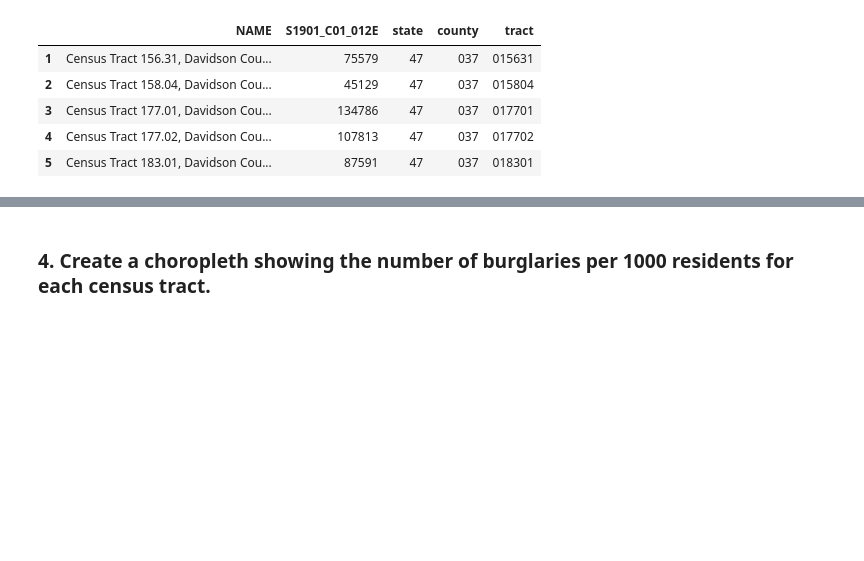
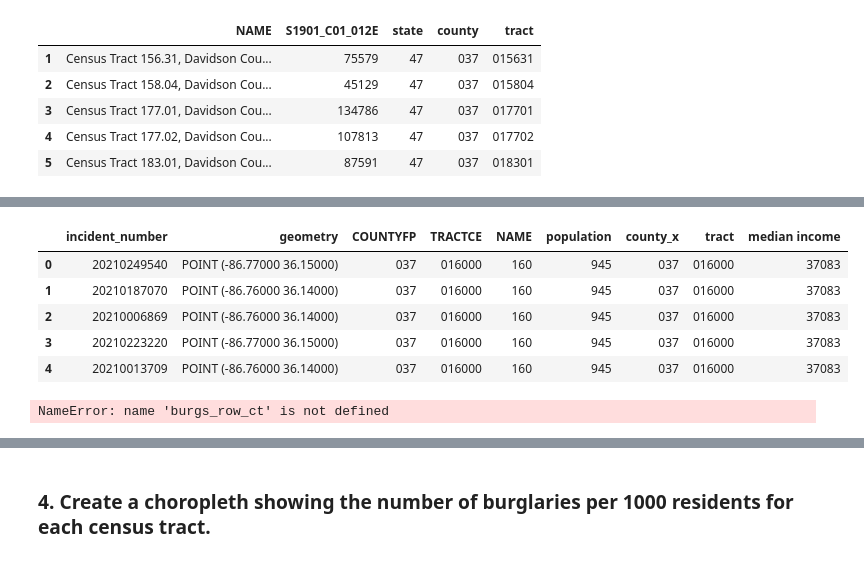
Before and after one commit to nss-data-science-cohort-5/geospatial_api-silver-sharks, a Jupyter notebook: notebooks/Geospatial_API.ipynb, the cells around one changed output, grey strips where cells are left out. Drawn from its saved outputs; the diff is of its cells as text; code cells hidden in the pictures; blank space fills up the shorter version.

Commit message:
Cleaning up data in preparation for merge in Step 3.

```diff
--- a/notebooks/Geospatial_API.ipynb
+++ b/notebooks/Geospatial_API.ipynb
@@ -304,0 +317,12 @@ memory usage: 6.4+ KB
+# %%
+pop_inc.drop(['NAME_y', 'state_y', 'state_x', 'county_y'],
+               axis=1,
+               inplace=True)
+# %%
+pop_inc.rename(columns = ({
+                            'B01001_001E':    'population',
+                            'S1901_C01_012E': 'median income'
+                        })
+                     , inplace=True)
+# %%
+pop_inc = pop_inc.set_index('NAME_x')
@@ -305,3 +339,12 @@ memory usage: 6.4+ KB
 # %%
-burgs_pop = pd.merge(left = burgs_by_tract, right = population,
-                     left_on = 'TRACTCE', right_on = 'tract')
+burgs_with_pop_inc = pd.merge(left=burgs_by_tract, right=pop_inc,
+                              left_on='TRACTCE', right_on='tract')
+# %%
+burgs_with_pop_inc.head()
+# %% [output]
+|  | incident_number | geometry | COUNTYFP | TRACTCE | NAME | population | county_x | tract | median income |
+| 0 | 20210249540 | POINT (-86.77000 36.15000) | 037 | 016000 | 160 | 945 | 037 | 016000 | 37083 |
+| 1 | 20210187070 | POINT (-86.76000 36.14000) | 037 | 016000 | 160 | 945 | 037 | 016000 | 37083 |
+| 2 | 20210006869 | POINT (-86.76000 36.14000) | 037 | 016000 | 160 | 945 | 037 | 016000 | 37083 |
+| 3 | 20210223220 | POINT (-86.77000 36.15000) | 037 | 016000 | 160 | 945 | 037 | 016000 | 37083 |
+| 4 | 20210013709 | POINT (-86.76000 36.14000) | 037 | 016000 | 160 | 945 | 037 | 016000 | 37083 |
@@ -308,3 +360,5 @@ burgs_pop = pd.merge(left = burgs_by_tract, right = population,
 # %%
-burgs_pop_med = pd.merge(left = burgs_pop, right = med_income,
-                         left_on = 'TRACTCE', right_on = 'tract')
+burg_counts = pd.merge(left = pop_inc, right = burgs_row_ct,
+                       left_on='tract', right_on = 'TRACTCE')
+# %% [output]
+NameError: name 'burgs_row_ct' is not defined
```
Also changed, not shown: parts of 42 cells of this notebook.
